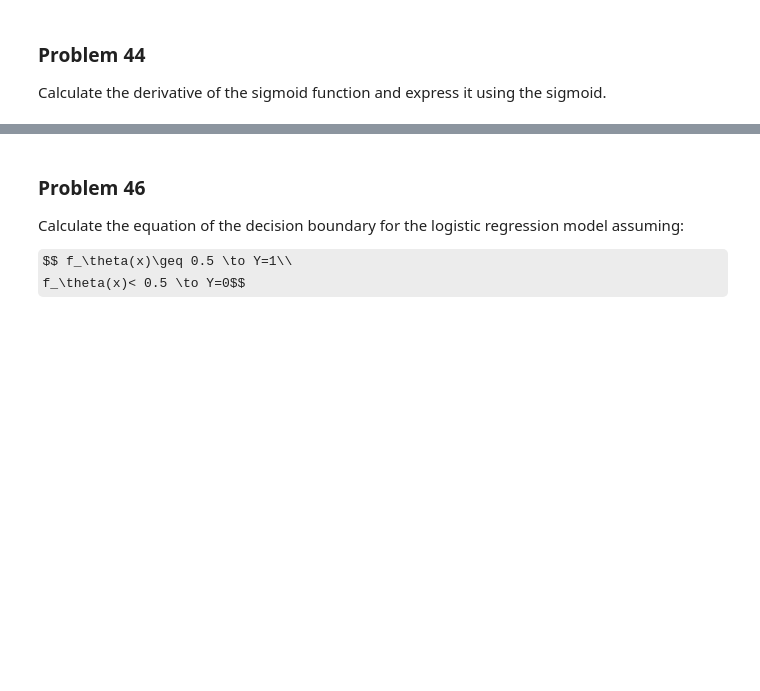
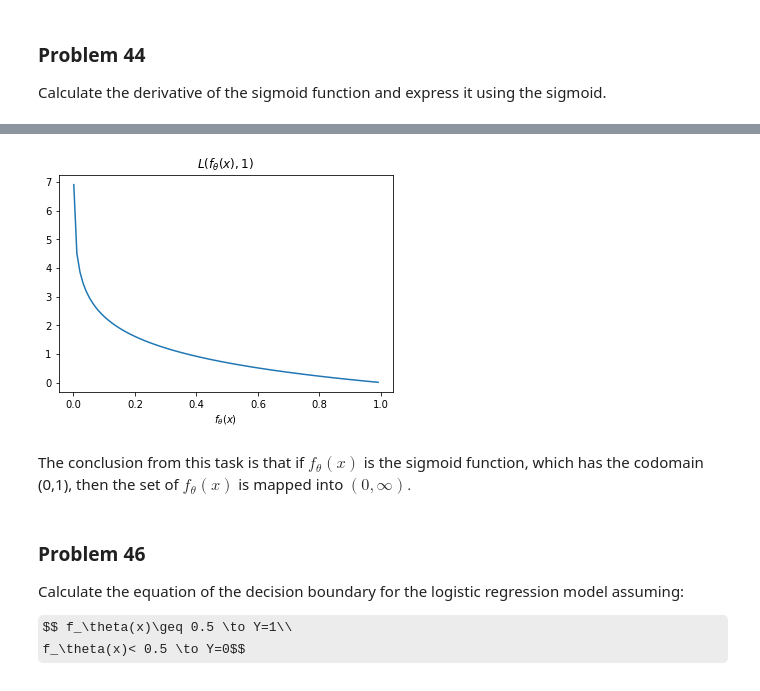
Before and after one commit to kmiec96/Modern-data-science, a Jupyter notebook: ML_2021_set6.ipynb, the cells around one changed output, grey strips where cells are left out. Saved outputs shown, nothing was run; the diff lists cells and outputs as text; code cells hidden in the pictures; some formulas as TeX source; blank space fills up the shorter version.

```diff
--- a/ML_2021_set6.ipynb
+++ b/ML_2021_set6.ipynb
@@ -380,3 +409,14 @@ easy
+# %%
+y=1 #Y=1
+fs, L0 = Loss(y)
+plt.title(r'$L(f_{\theta}(x),1)$')
+plt.xlabel(r'$f_{\theta}(x)$')
+plt.plot(fs,L0)
+plt.show()
+# %% [output]
+[figure, added]
+# %% [markdown]
+The conclusion from this task is that if $f_{\theta}(x)$ is the sigmoid function, which has the codomain (0,1), then the set of $f_{\theta}(x)$ is mapped into $(0,\infty).$
 # %% [markdown]
 ### Problem 46
 Calculate the equation of the decision boundary for the logistic regression model assuming:
```
Also changed, not shown: parts of 9 cells of this notebook.
